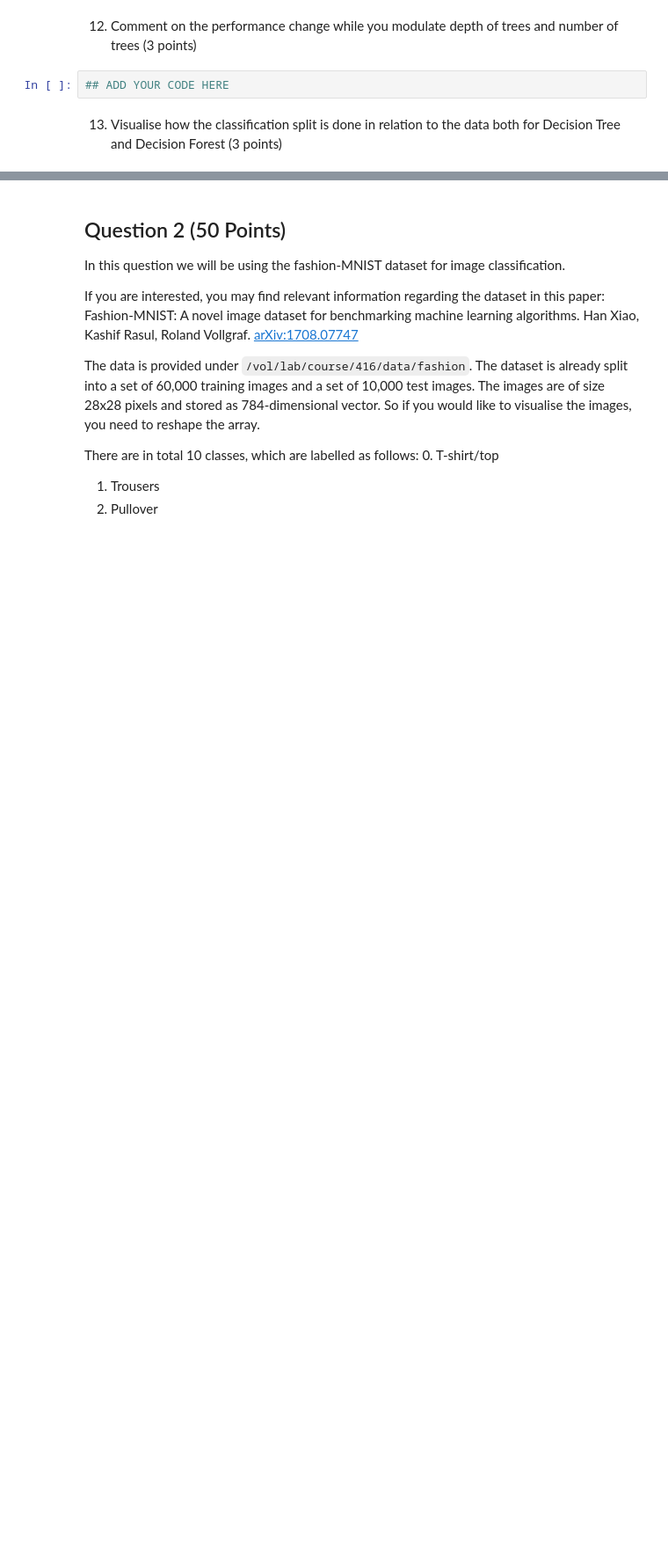
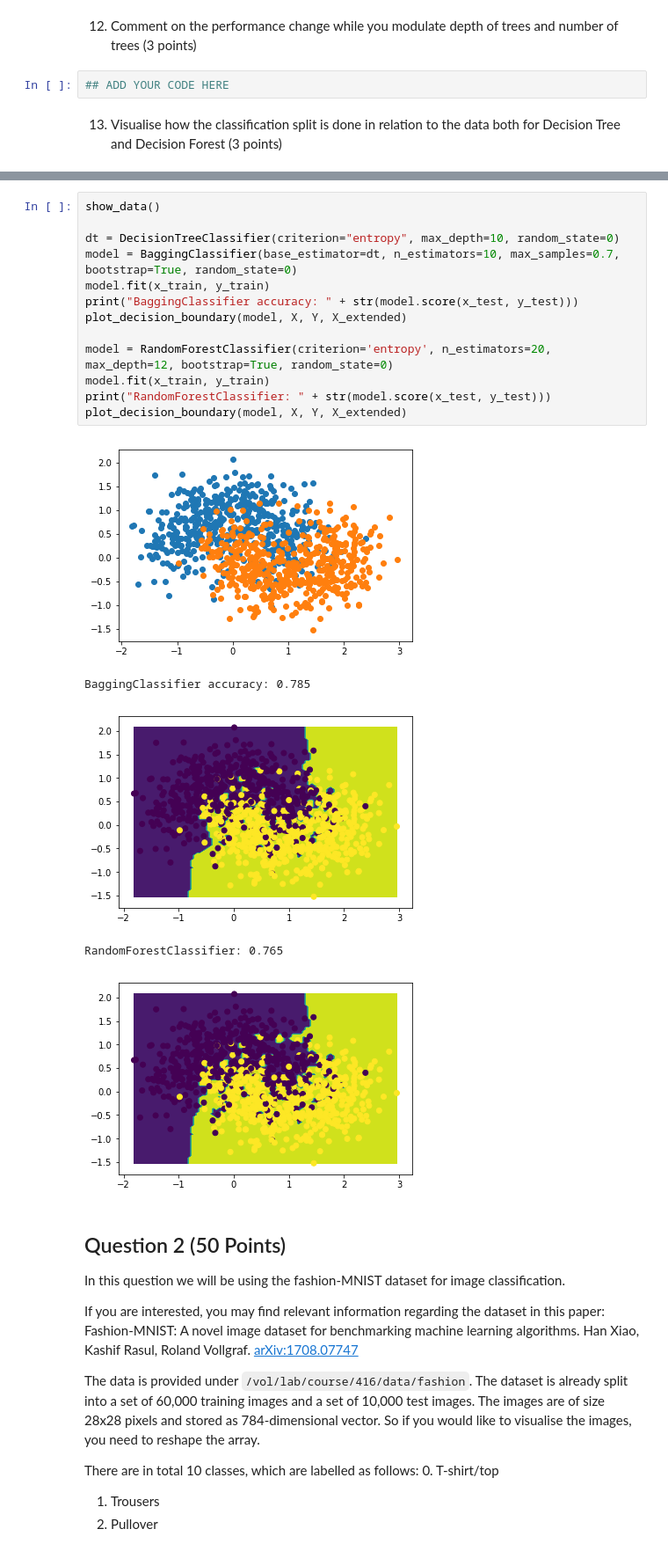
Before and after one commit to adicatana/ml_imaging_cw1_imperial, a Jupyter notebook: MLI-CW-1.ipynb, the cells around one changed output, grey strips where cells are left out. Shown at 88% size. Cells and saved outputs as stored; diff of their text form; blank space fills up the shorter version.

```diff
--- a/MLI-CW-1.ipynb
+++ b/MLI-CW-1.ipynb
@@ -179,3 +228,22 @@ plt.show()
+# %%
+show_data()
+
+dt = DecisionTreeClassifier(criterion="entropy", max_depth=10, random_state=0)
+model = BaggingClassifier(base_estimator=dt, n_estimators=10, max_samples=0.7, bootstrap=True, random_state=0)
+model.fit(x_train, y_train)
+print("BaggingClassifier accuracy: " + str(model.score(x_test, y_test)))
+plot_decision_boundary(model, X, Y, X_extended)
+
+model = RandomForestClassifier(criterion='entropy', n_estimators=20, max_depth=12, bootstrap=True, random_state=0)
+model.fit(x_train, y_train)
+print("RandomForestClassifier: " + str(model.score(x_test, y_test)))
+plot_decision_boundary(model, X, Y, X_extended)
+# %% [output]
+[figure, added]
+BaggingClassifier accuracy: 0.785
+[figure, added]
+RandomForestClassifier: 0.765
+[figure, added]
 # %% [markdown]
 ## Question 2 (50 Points)
 In this question we will be using the fashion-MNIST dataset for image classification.
```
Also changed, not shown: parts of 9 cells of this notebook.
